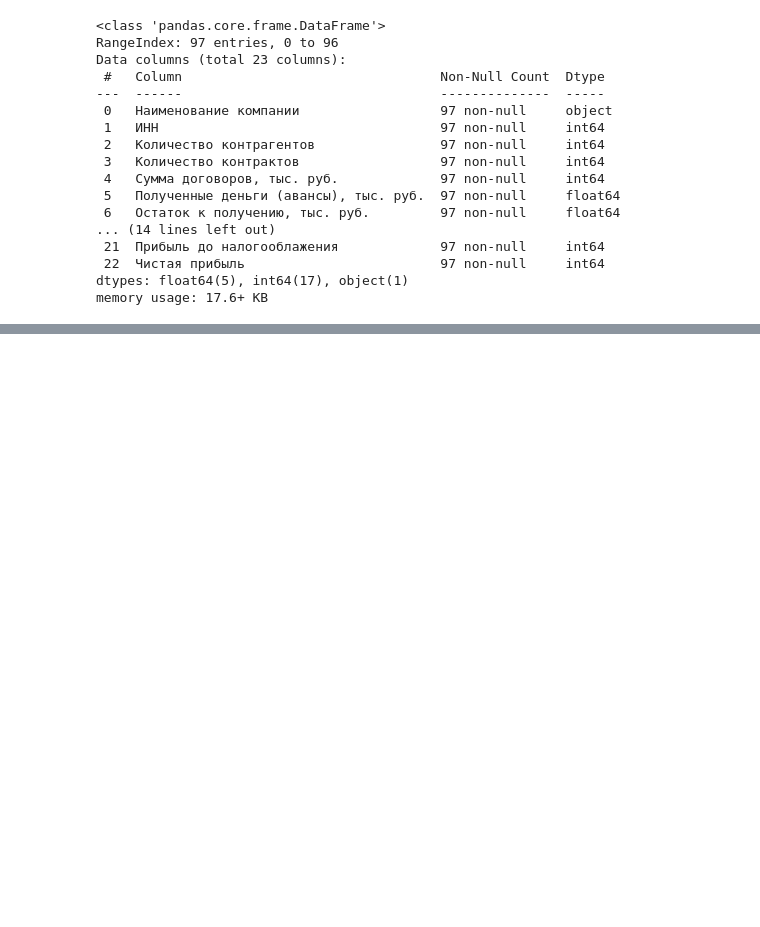
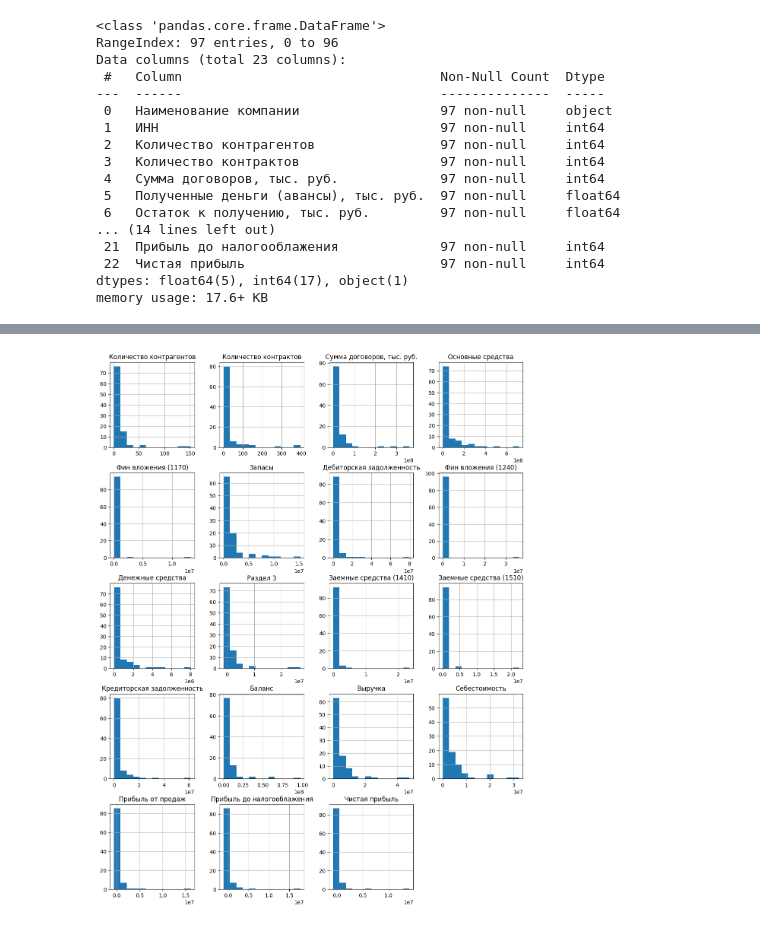
Before and after one commit to groxel/colab, a Jupyter notebook: DT Проектная работа.ipynb, the cells around one changed output, grey strips where cells are left out. Cells and saved outputs as stored; diff of their text form; code cells hidden in the pictures; blank space fills up the shorter version.

```diff
--- a/DT Проектная работа.ipynb
+++ b/DT Проектная работа.ipynb
@@ -62,0 +66,4 @@ data.describe().T
+# %%
+X.hist(figsize=(14, 18), bins=12);
+# %% [output]
+[figure, added]
```
Also changed, not shown: parts of 25 cells of this notebook.
